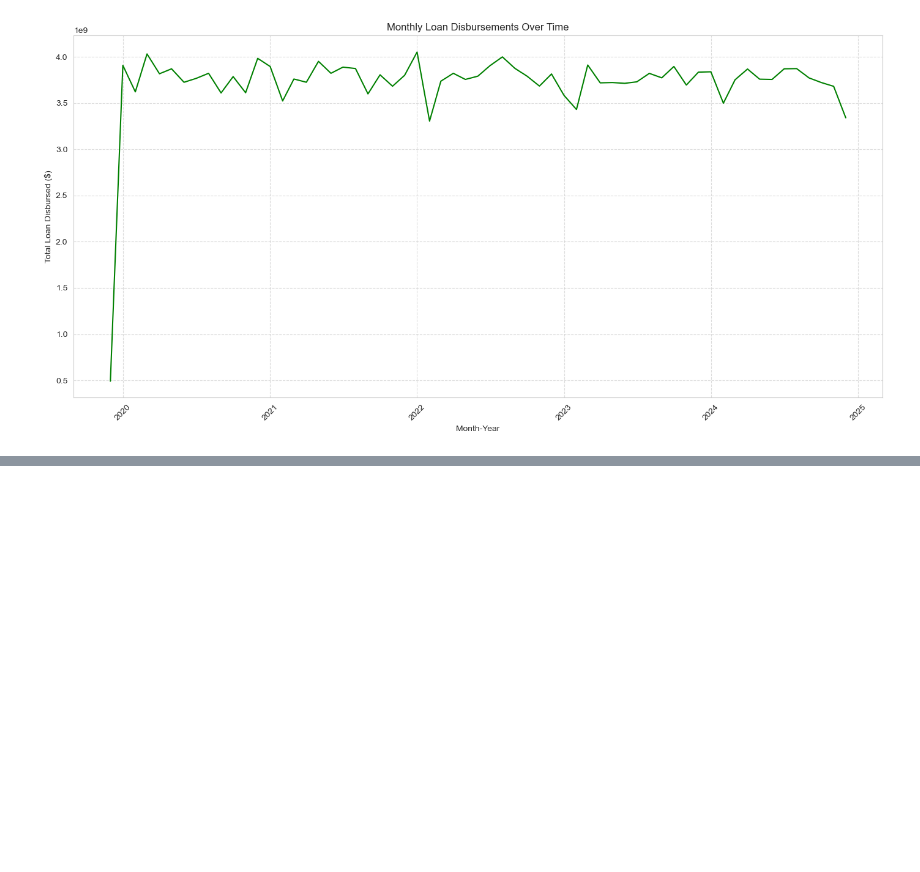
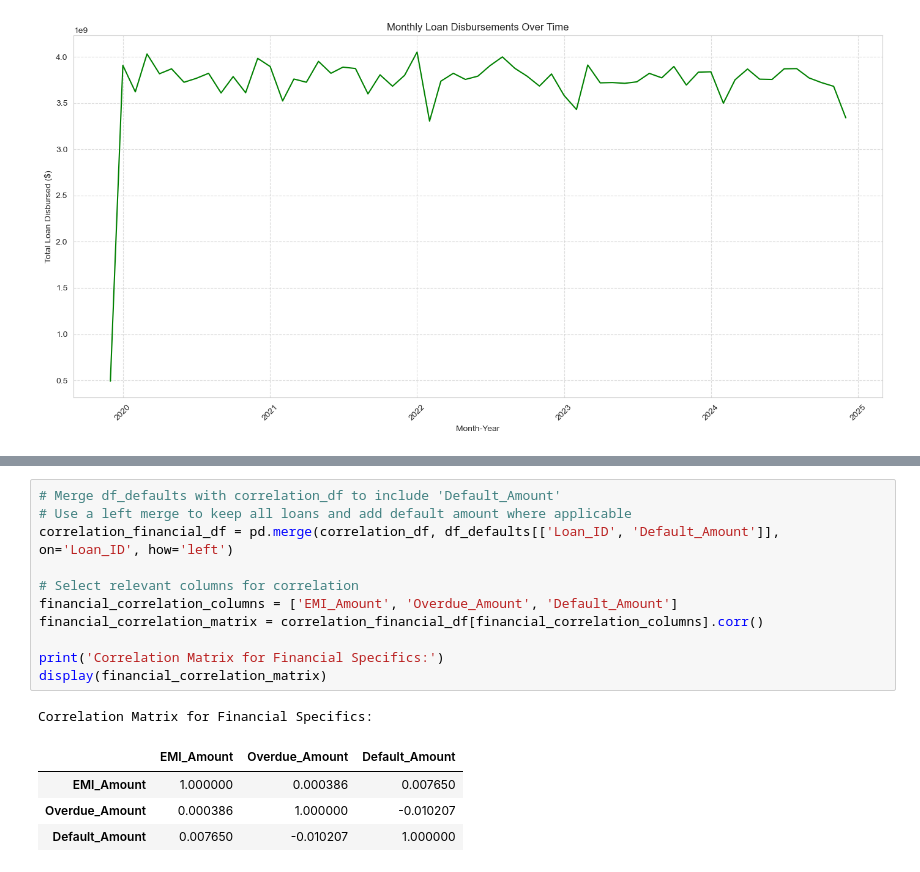
Before and after one commit to nisithasadangi/hv_assignment_28M_12A, a Jupyter notebook: assignment.ipynb, the cells around one changed output, grey strips where cells are left out. Drawn from its saved outputs; the diff is of its cells as text; blank space fills up the shorter version.

```diff
--- a/assignment.ipynb
+++ b/assignment.ipynb
@@ -575,0 +612,17 @@ plt.show()
+# %%
+# Merge df_defaults with correlation_df to include 'Default_Amount'
+# Use a left merge to keep all loans and add default amount where applicable
+correlation_financial_df = pd.merge(correlation_df, df_defaults[['Loan_ID', 'Default_Amount']], on='Loan_ID', how='left')
+
+# Select relevant columns for correlation
+financial_correlation_columns = ['EMI_Amount', 'Overdue_Amount', 'Default_Amount']
+financial_correlation_matrix = correlation_financial_df[financial_correlation_columns].corr()
+
+print('Correlation Matrix for Financial Specifics:')
+display(financial_correlation_matrix)
+# %% [output]
+Correlation Matrix for Financial Specifics:
+|  | EMI_Amount | Overdue_Amount | Default_Amount |
+| EMI_Amount | 1.000000 | 0.000386 | 0.007650 |
+| Overdue_Amount | 0.000386 | 1.000000 | -0.010207 |
+| Default_Amount | 0.007650 | -0.010207 | 1.000000 |
```
Also changed, not shown: parts of 4 cells of this notebook.
